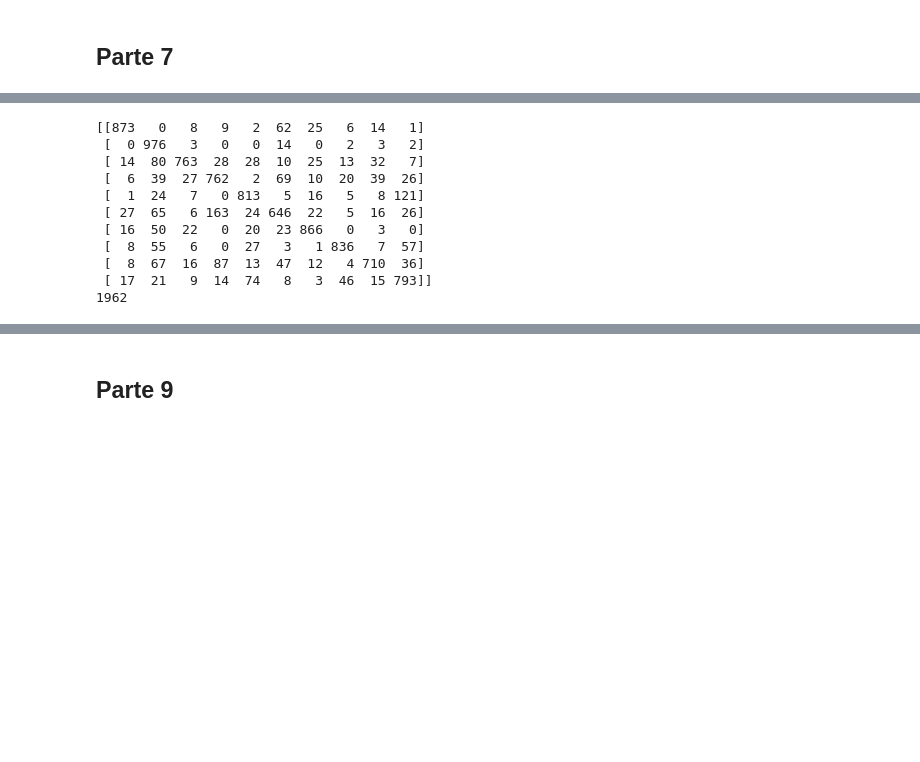
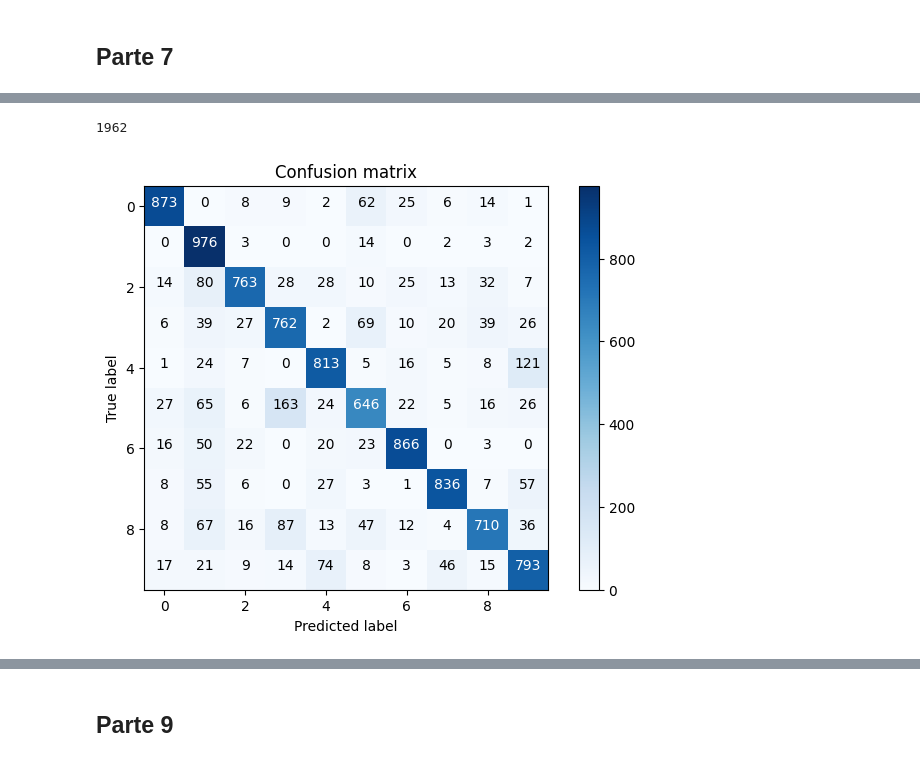
Before and after one commit to EduardoRMarks/ISEL_AA, a Jupyter notebook: labs_aulas/Lab2/lab2_vid.ipynb, the cells around one changed output, grey strips where cells are left out. Cells and saved outputs as stored; diff of their text form; code cells hidden in the pictures; blank space fills up the shorter version.

```diff
--- a/labs_aulas/Lab2/lab2_vid.ipynb
+++ b/labs_aulas/Lab2/lab2_vid.ipynb
@@ -287,32 +289,23 @@ plt.imshow(m2.reshape((28,28)), cmap='gray')
 # %%
 D0 = np.sqrt(np.sum((X1-m0[:,np.newaxis])**2, axis=0))
 D1 = np.sqrt(np.sum((X1-m1[:,np.newaxis])**2, axis=0))
 D2 = np.sqrt(np.sum((X1-m2[:,np.newaxis])**2, axis=0))
 D3 = np.sqrt(np.sum((X1-m3[:,np.newaxis])**2, axis=0))
 D4 = np.sqrt(np.sum((X1-m4[:,np.newaxis])**2, axis=0))
 D5 = np.sqrt(np.sum((X1-m5[:,np.newaxis])**2, axis=0))
 D6 = np.sqrt(np.sum((X1-m6[:,np.newaxis])**2, axis=0))
 D7 = np.sqrt(np.sum((X1-m7[:,np.newaxis])**2, axis=0))
 D8 = np.sqrt(np.sum((X1-m8[:,np.newaxis])**2, axis=0))
 D9 = np.sqrt(np.sum((X1-m9[:,np.newaxis])**2, axis=0))
 
 D = np.stack((D0,D1,D2,D3,D4,D5,D6,D7,D8,D9))
 y1e = np.argmin(D, axis=0)
 MC = confusion_matrix(y1, y1e)
-print(MC)
+plot_confusion_matrix(MC)
 print(np.sum(y1!=y1e))
 # %% [output]
-[[873   0   8   9   2  62  25   6  14   1]
- [  0 976   3   0   0  14   0   2   3   2]
- [ 14  80 763  28  28  10  25  13  32   7]
- [  6  39  27 762   2  69  10  20  39  26]
- [  1  24   7   0 813   5  16   5   8 121]
- [ 27  65   6 163  24 646  22   5  16  26]
- [ 16  50  22   0  20  23 866   0   3   0]
- [  8  55   6   0  27   3   1 836   7  57]
- [  8  67  16  87  13  47  12   4 710  36]
- [ 17  21   9  14  74   8   3  46  15 793]]
 1962
+[figure, added]
 # %%
 D0 = np.sqrt(np.sum((X2-m0[:,np.newaxis])**2, axis=0))
 D1 = np.sqrt(np.sum((X2-m1[:,np.newaxis])**2, axis=0))
```
Also changed, not shown: parts of 10 cells of this notebook, 5 other files.
